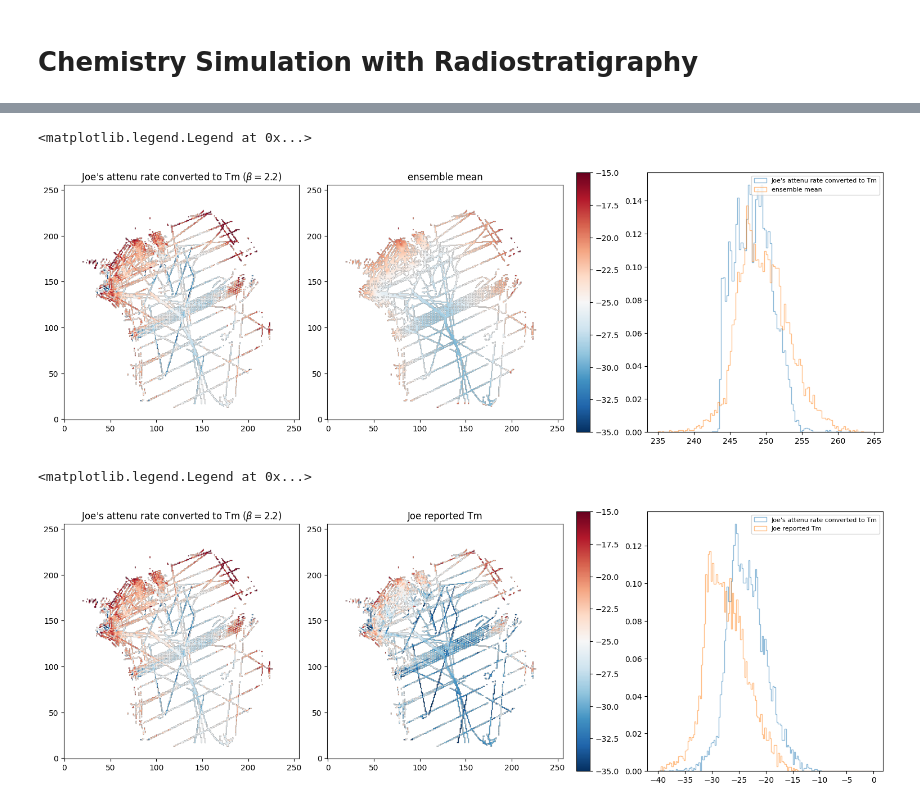
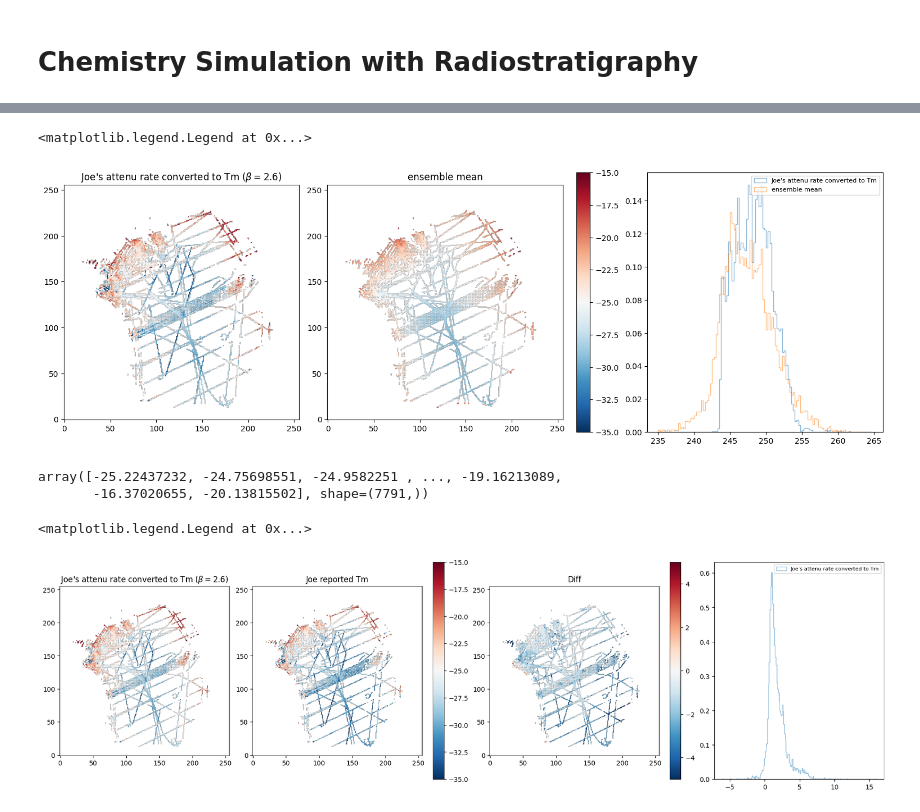
Before and after one commit to alastairyang/calibrated-prior, a Jupyter notebook: notebooks/attenu_with_chemistry.ipynb, the cells around one changed output, grey strips where cells are left out. Drawn from its saved outputs; the diff is of its cells as text; code cells hidden in the pictures.

Commit message:
attenuation rate simulation script

```diff
--- a/notebooks/attenu_with_chemistry.ipynb
+++ b/notebooks/attenu_with_chemistry.ipynb
@@ -87,8 +100,8 @@ LGP_f_samples = LGP_thickness_samples / (np.tile(H[:, :, np.newaxis], (1, 1, n_c
 # Hol_f_samples = Hol_f_samples[np.tile(radar_mask[:, :, np.newaxis], (1, 1, n_chemistry_samples))]
 # LGP_f_samples = LGP_f_samples[np.tile(radar_mask[:, :, np.newaxis], (1, 1, n_chemistry_samples))]
 
-# fill with 0 if type of ice not present
-Hol_f_samples[np.isnan(Hol_f_samples)] = 0
+# Assume all Holocene ice if LGP not present
+Hol_f_samples[np.isnan(Hol_f_samples)] = 1
 LGP_f_samples[np.isnan(LGP_f_samples)] = 0
 
 # original data without simulation with uncert
@@ -96,12 +109,12 @@ LGP_thickness = LGP_depth - Hol_depth
 Hol_thickness = Hol_depth
 LGP_f = LGP_thickness / H
 Hol_f = Hol_thickness / H
-Hol_f[np.isnan(Hol_f)] = 0
+Hol_f[np.isnan(Hol_f)] = 1
 LGP_f[np.isnan(LGP_f)] = 0
 
 attenu_pure = ice.temperature_to_atten_rate_ice(T = Tm)
 # %%
-beta = 2.2 # correction factor reported in MacGregor et al. 2015
+beta = 2.6 # correction factor reported in MacGregor et al. 2015
 
 attenu_chemistry_samples_M07 = ice.temperature_to_atten_rate_mix_GrISfraction(T = np.tile(Tm, (1, 1, n_chemistry_samples)),
                                                                           Hol_f = np.repeat(Hol_f_samples, Tm.shape[2], axis = 2),
@@ -219,7 +232,7 @@ Tm_W97 = np.full((256, 256), np.nan)
 
 Tm_W97[radar_mask] = ice.atten_rate_to_temperature_mix_GrISfraction(attenu_obs[radar_mask],
                                   kind = "W97",
-                                  beta = 2.2,
+                                  beta = beta,
                                   Hol_f = Hol_f[radar_mask].flatten(),
                                   LGP_f = LGP_f[radar_mask].flatten())
 # %%
@@ -230,7 +243,7 @@ vmax = -15
 
 ax[0].imshow(Tm_W97 - 273.15, vmin = vmin, vmax = vmax, cmap = "RdBu_r")
 ax[0].invert_yaxis()
-ax[0].set_title(r"Joe's attenu rate converted to Tm ($\beta = 2.2$)")
+ax[0].set_title(rf"Joe's attenu rate converted to Tm ($\beta = {beta}$)")
 
 Tm_ensemble_mean = np.nanmean(Tm, axis = 2)
 Tm_ensemble_mean[~radar_mask] = np.nan
@@ -247,30 +260,42 @@ ax[2].hist(Tm_W97.flatten(), bins = bins, density = True, alpha = 0.5, histtype=
 ax[2].legend(fontsize = 8)
 # %% [output]
 <matplotlib.legend.Legend at 0x...>
-[figure, old version]
+[figure, new version]
+# %%
+(Tm_W97 - 273.15)[radar_mask].flatten()
+# %% [output]
+array([-25.22437232, -24.75698551, -24.9582251 , ..., -19.16213089,
+       -16.37020655, -20.13815502], shape=(7791,))
 # %%
-fig, ax = plt.subplots(1, 3, figsize = (15, 5), layout = 'constrained')
+fig, ax = plt.subplots(1, 4, figsize = (18, 5), layout = 'constrained')
 
 vmin = -35
 vmax = -15
 
 ax[0].imshow(Tm_W97 - 273.15, vmin = vmin, vmax = vmax, cmap = "RdBu_r")
 ax[0].invert_yaxis()
 ax[0].set_title(rf"Joe's attenu rate converted to Tm ($\beta = {beta}$)")
 
 Tm_ensemble_mean = np.nanmean(Tm, axis = 2)
 Tm_ensemble_mean[~radar_mask] = np.nan
 
 im1 = ax[1].imshow(radar_Tm, vmin = vmin, vmax = vmax, cmap = "RdBu_r")
 ax[1].invert_yaxis()
 ax[1].set_title("Joe reported Tm")
 plt.colorbar(im1)
 
-bins = np.arange(-40, 0, 0.25)
+vmin = -5
+vmax = 5
+im2 = ax[2].imshow(radar_Tm - (Tm_W97 - 273.15), vmin = vmin, vmax = vmax, cmap = "RdBu_r")
+ax[2].invert_yaxis()
+ax[2].set_title("Diff")
+plt.colorbar(im2)
 
-ax[2].hist((Tm_W97 - 273.15).flatten(), bins = bins, density = True, alpha = 0.5, histtype='step', label = rf"Joe's attenu rate converted to Tm");
-ax[2].hist(radar_Tm[radar_mask].flatten(), bins = bins, density = True, alpha = 0.5, histtype='step', label = rf"Joe reported Tm");
-ax[2].legend(fontsize = 8)
+
+
+ax[3].hist((Tm_W97 - 273.15)[radar_mask].flatten() - radar_Tm[radar_mask].flatten(), bins = 200, density = True, alpha = 0.5, histtype='step', label = rf"Joe's attenu rate converted to Tm");
+#ax[2].hist(radar_Tm[radar_mask].flatten(), bins = bins, density = True, alpha = 0.5, histtype='step', label = rf"Joe reported Tm");
+ax[3].legend(fontsize = 8)
 # %% [output]
 <matplotlib.legend.Legend at 0x...>
-[figure, old version]
+[figure, new version]
```
Also changed, not shown: parts of 7 cells of this notebook, 17 other files.
